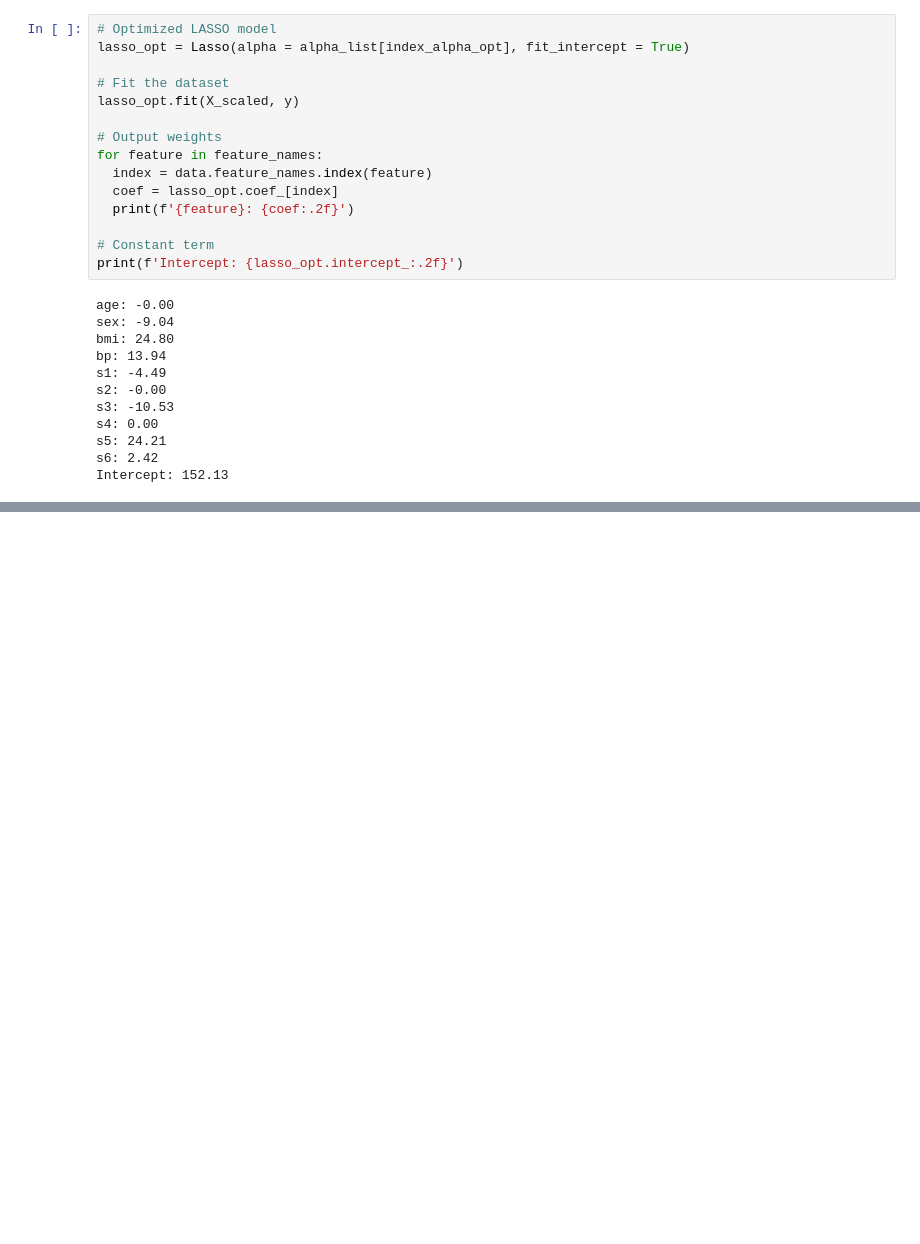
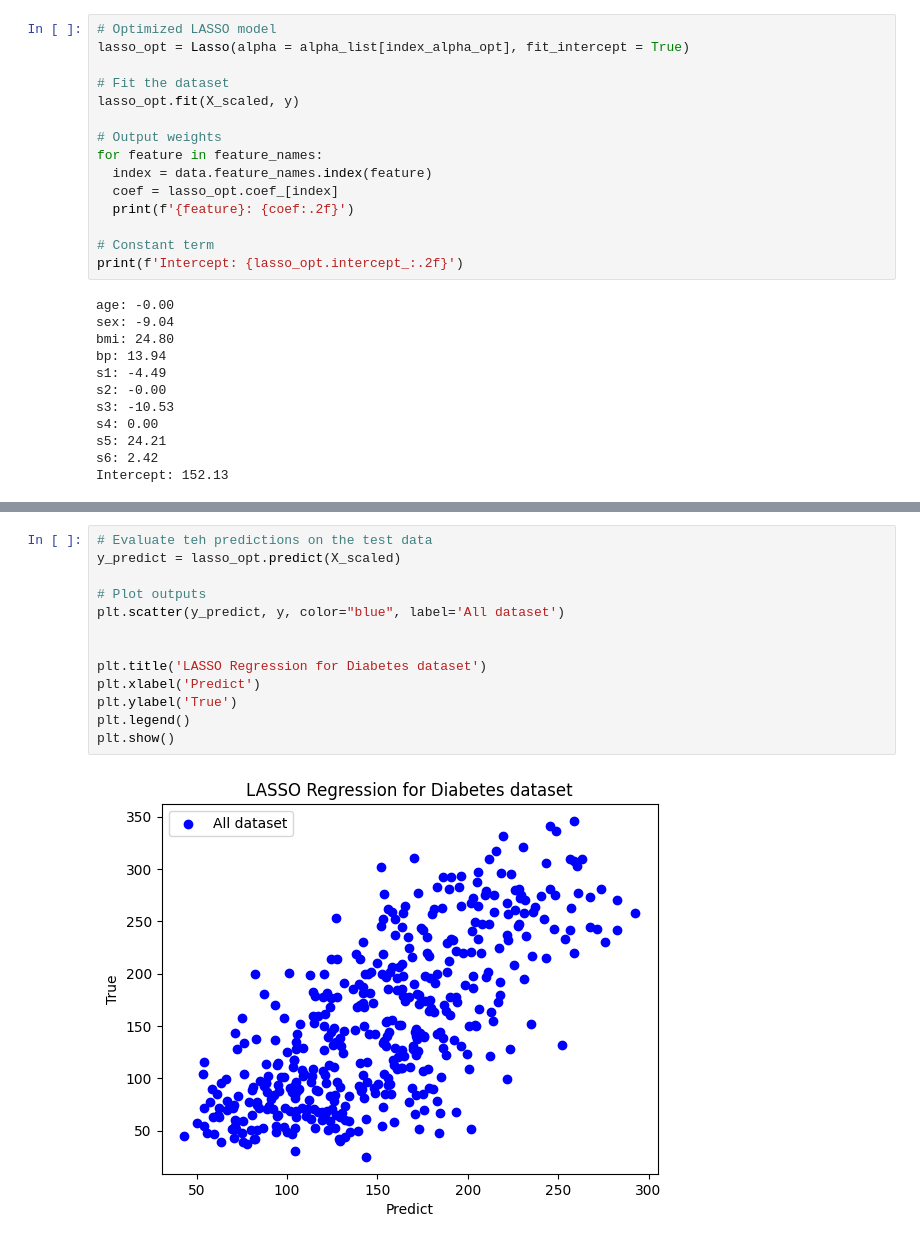
Before and after one commit to HanaHirose/ML_Self_Study, a Jupyter notebook: LASSO_K-fold_CrossVal_Diabetes/LASSO_Diabetes.ipynb, the cells around one changed output, grey strips where cells are left out. Drawn from its saved outputs; the diff is of its cells as text; blank space fills up the shorter version.

Commit message:
Update LASSO_Diabetes.ipynb
replaced the ipnb

```diff
--- a/LASSO_K-fold_CrossVal_Diabetes/LASSO_Diabetes.ipynb
+++ b/LASSO_K-fold_CrossVal_Diabetes/LASSO_Diabetes.ipynb
@@ -130,0 +162,15 @@ Intercept: 152.13
+# %%
+# Evaluate teh predictions on the test data
+y_predict = lasso_opt.predict(X_scaled)
+
+# Plot outputs
+plt.scatter(y_predict, y, color="blue", label='All dataset')
+
+
+plt.title('LASSO Regression for Diabetes dataset')
+plt.xlabel('Predict')
+plt.ylabel('True')
+plt.legend()
+plt.show()
+# %% [output]
+[figure, added]
```
Also changed, not shown: parts of 3 cells of this notebook.
